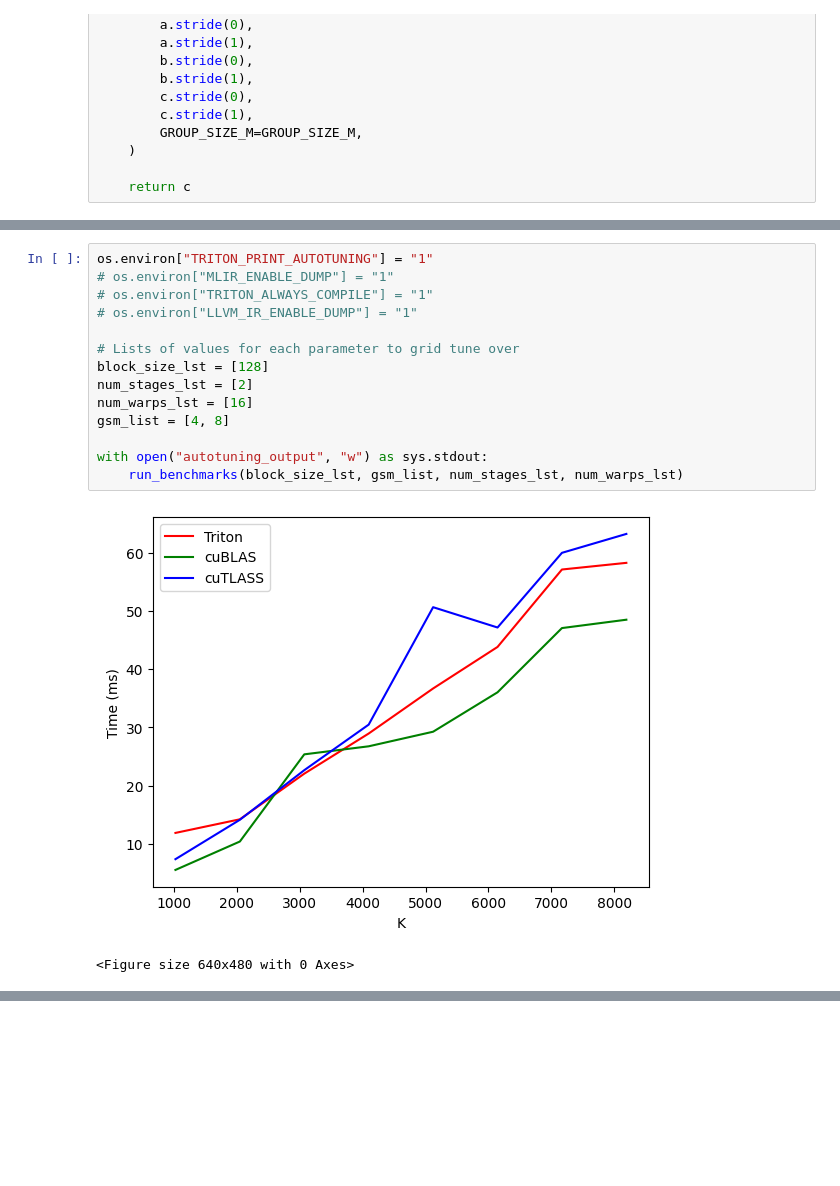
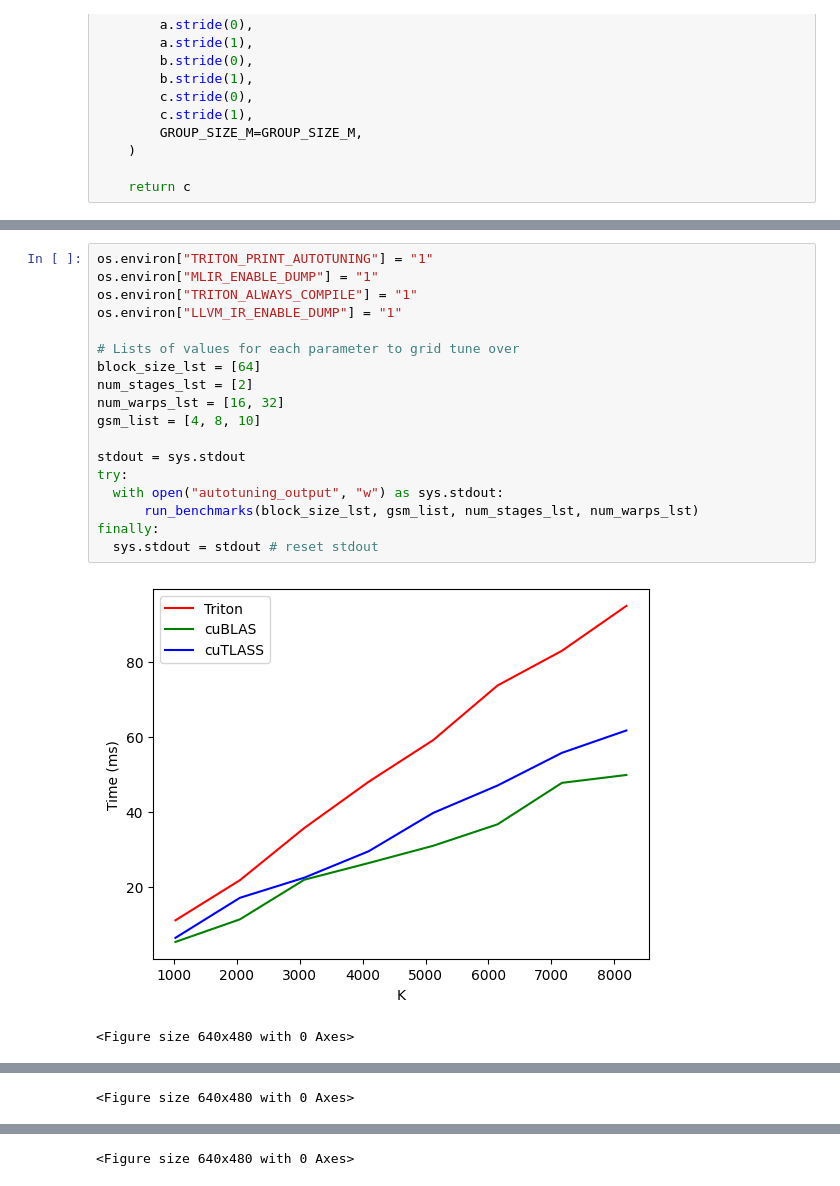
Before and after one commit to az19642/triton-matmul, a Jupyter notebook: experiment1/experiment.ipynb, the cells around one changed output, grey strips where cells are left out. Drawn from its saved outputs; the diff is of its cells as text; blank space fills up the shorter version.

```diff
--- a/experiment1/experiment.ipynb
+++ b/experiment1/experiment.ipynb
@@ -199,18 +198,22 @@ def run_benchmarks(block_size_lst, gsm_lst, num_stages_lst, num_warps_lst) -> No
     benchmark.run(print_data=True, show_plots=True, save_path="./per-k-gsm-triton-autotuned_matmul_perf")
 # %%
 os.environ["TRITON_PRINT_AUTOTUNING"] = "1"
-# os.environ["MLIR_ENABLE_DUMP"] = "1"
-# os.environ["TRITON_ALWAYS_COMPILE"] = "1"
-# os.environ["LLVM_IR_ENABLE_DUMP"] = "1"
+os.environ["MLIR_ENABLE_DUMP"] = "1"
+os.environ["TRITON_ALWAYS_COMPILE"] = "1"
+os.environ["LLVM_IR_ENABLE_DUMP"] = "1"
 
 # Lists of values for each parameter to grid tune over
-block_size_lst = [128]
+block_size_lst = [64]
 num_stages_lst = [2]
-num_warps_lst = [16]
-gsm_list = [4, 8]
+num_warps_lst = [16, 32]
+gsm_list = [4, 8, 10]
 
-with open("autotuning_output", "w") as sys.stdout:
-    run_benchmarks(block_size_lst, gsm_list, num_stages_lst, num_warps_lst)
+stdout = sys.stdout
+try:
+  with open("autotuning_output", "w") as sys.stdout:
+      run_benchmarks(block_size_lst, gsm_list, num_stages_lst, num_warps_lst)
+finally:
+  sys.stdout = stdout # reset stdout
 # %% [output]
-[figure, old version]
+[figure, new version]
 <Figure size 640x480 with 0 Axes>
@@ -217,0 +221 @@ with open("autotuning_output", "w") as sys.stdout:
+<Figure size 640x480 with 0 Axes>
@@ -218,3 +223,4 @@ with open("autotuning_output", "w") as sys.stdout:
+<Figure size 640x480 with 0 Axes>
 # %%
 !zip -r /content/per-k-gsm-triton-autotuned_matmul_perf.zip /content/per-k-gsm-triton-autotuned_matmul_perf/
 # %% [output]
```
Also changed, not shown: parts of 5 cells of this notebook, 9 other files.
